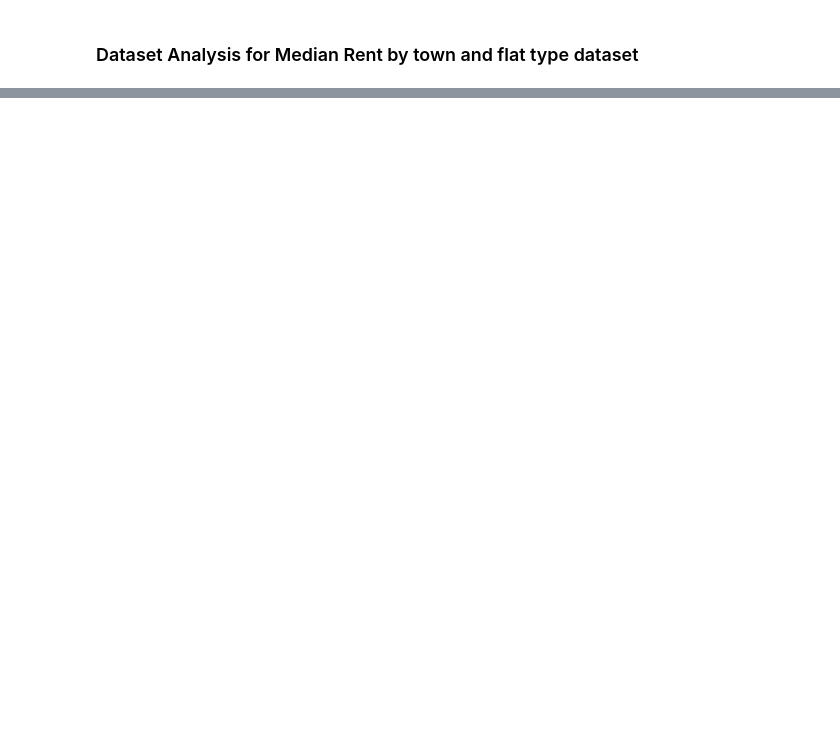
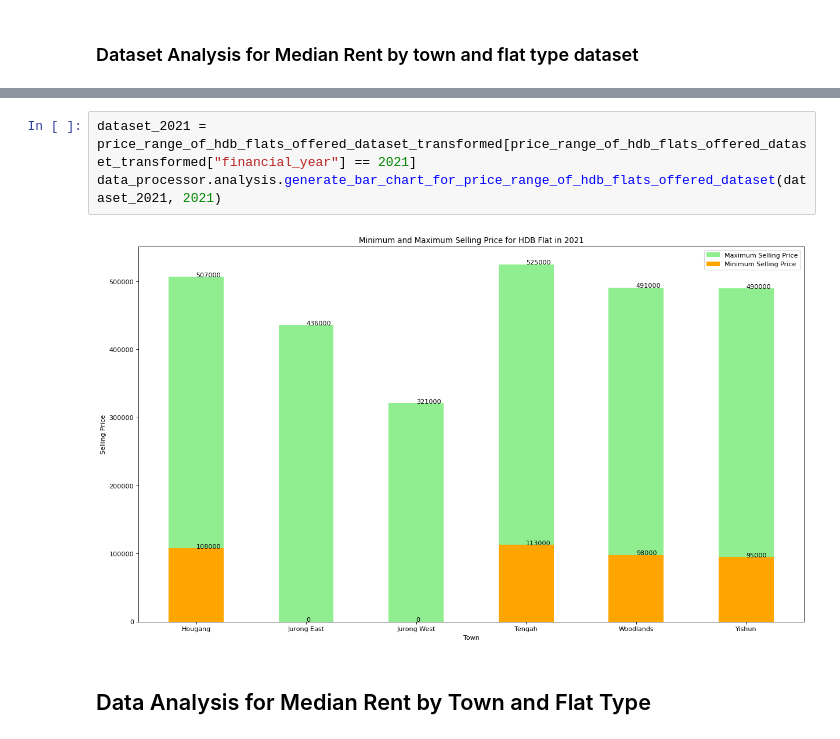
Before and after one commit to AngKokLeong/HDB-Dataset-Analysis, a Jupyter notebook: CA1.ipynb, the cells around one changed output, grey strips where cells are left out. Drawn from its saved outputs; the diff is of its cells as text; blank space fills up the shorter version.

```diff
--- a/CA1.ipynb
+++ b/CA1.ipynb
@@ -135,0 +336,7 @@ print(active_cases_of_renting_out_of_flat_dataset)
+# %%
+dataset_2021 = price_range_of_hdb_flats_offered_dataset_transformed[price_range_of_hdb_flats_offered_dataset_transformed["financial_year"] == 2021]
+data_processor.analysis.generate_bar_chart_for_price_range_of_hdb_flats_offered_dataset(dataset_2021, 2021)
+# %% [output]
+[figure, added]
+# %% [markdown]
+## Data Analysis for Median Rent by Town and Flat Type
```
Also changed, not shown: parts of 42 cells of this notebook, 9 other files.
